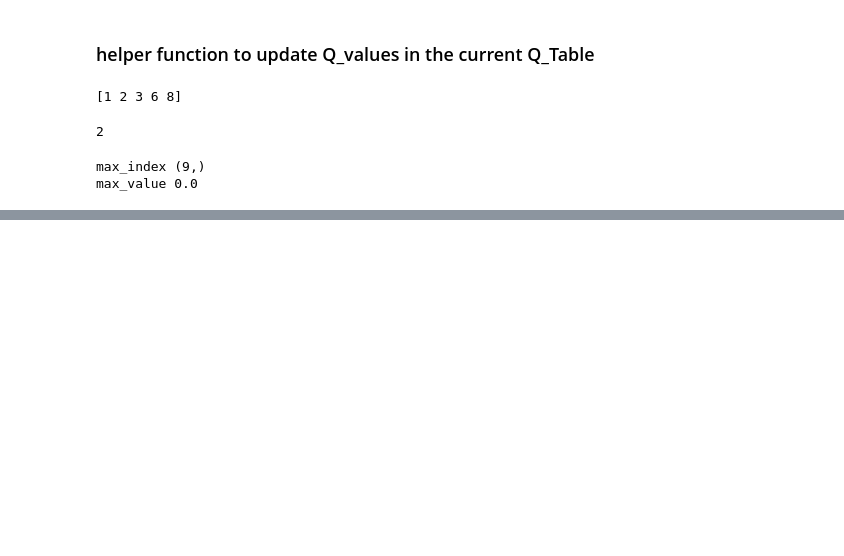
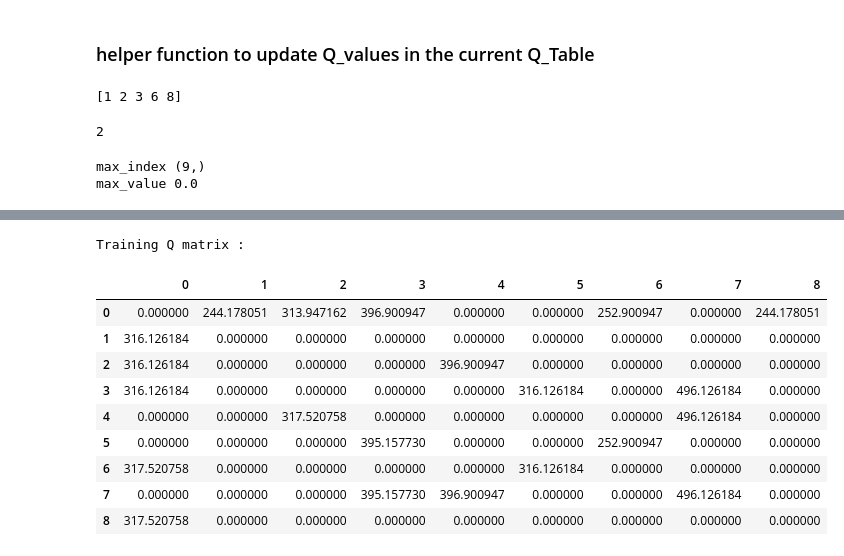
Before and after one commit to mohammad-nili/RL_train, a Jupyter notebook: QLearning_for_shortest_path.ipynb, the cells around one changed output, grey strips where cells are left out. Cells and saved outputs as stored; diff of their text form; code cells hidden in the pictures; blank space fills up the shorter version.

```diff
--- a/QLearning_for_shortest_path.ipynb
+++ b/QLearning_for_shortest_path.ipynb
@@ -164,0 +204,15 @@ max_value 0.0
+# %%
+print("Training Q matrix :")
+pd.DataFrame(Q)
+# %% [output]
+Training Q matrix :
+|  | 0 | 1 | 2 | 3 | 4 | 5 | 6 | 7 | 8 |
+| 0 | 0.000000 | 244.178051 | 313.947162 | 396.900947 | 0.000000 | 0.000000 | 252.900947 | 0.000000 | 244.178051 |
+| 1 | 316.126184 | 0.000000 | 0.000000 | 0.000000 | 0.000000 | 0.000000 | 0.000000 | 0.000000 | 0.000000 |
+| 2 | 316.126184 | 0.000000 | 0.000000 | 0.000000 | 396.900947 | 0.000000 | 0.000000 | 0.000000 | 0.000000 |
+| 3 | 316.126184 | 0.000000 | 0.000000 | 0.000000 | 0.000000 | 316.126184 | 0.000000 | 496.126184 | 0.000000 |
+| 4 | 0.000000 | 0.000000 | 317.520758 | 0.000000 | 0.000000 | 0.000000 | 0.000000 | 496.126184 | 0.000000 |
+| 5 | 0.000000 | 0.000000 | 0.000000 | 395.157730 | 0.000000 | 0.000000 | 252.900947 | 0.000000 | 0.000000 |
+| 6 | 317.520758 | 0.000000 | 0.000000 | 0.000000 | 0.000000 | 316.126184 | 0.000000 | 0.000000 | 0.000000 |
+| 7 | 0.000000 | 0.000000 | 0.000000 | 395.157730 | 396.900947 | 0.000000 | 0.000000 | 496.126184 | 0.000000 |
+| 8 | 317.520758 | 0.000000 | 0.000000 | 0.000000 | 0.000000 | 0.000000 | 0.000000 | 0.000000 | 0.000000 |
```
Also changed, not shown: parts of 6 cells of this notebook.
